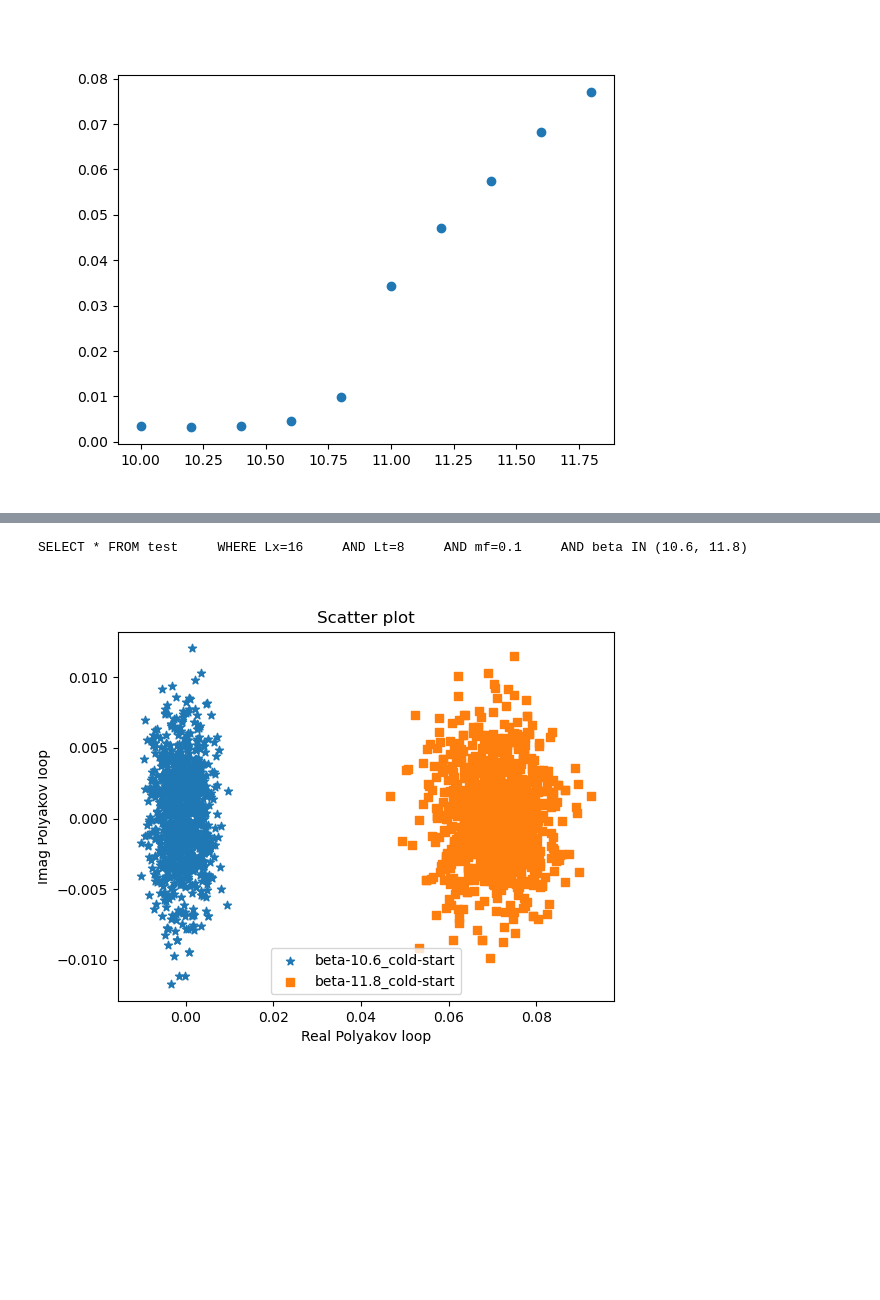
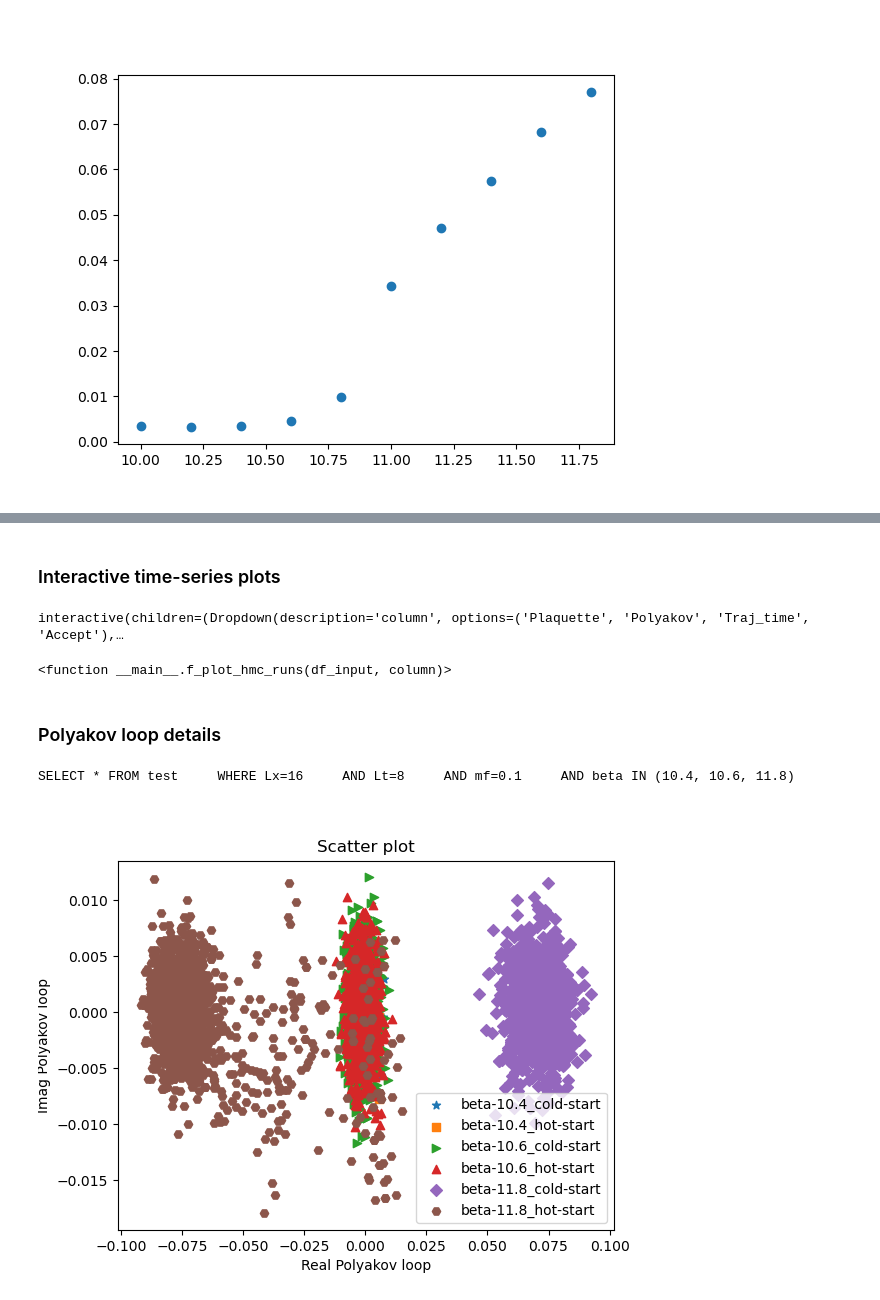
Before and after one commit to vmos1/Code_highlights, a Jupyter notebook: 4_Monte_Carlo_analysis_sql_dbase/code/2_analysis.ipynb, the cells around one changed output, grey strips where cells are left out. Drawn from its saved outputs; the diff is of its cells as text; code cells hidden in the pictures; blank space fills up the shorter version.

Commit message:
Interactive analysis widget for observable type

```diff
--- a/4_Monte_Carlo_analysis_sql_dbase/code/2_analysis.ipynb
+++ b/4_Monte_Carlo_analysis_sql_dbase/code/2_analysis.ipynb
@@ -178,12 +191,2 @@ f_plot_hmc_runs(df_hmc,'Polyakov')
-# %%
-
-dict1={'Lx':'16', 'Lt':'8','mf':'0.1',  'beta':'(10.6, 11.8)' }
-df_hmc=f_get_hmc_data(dict1,fname1)
-
-df_hmc=df_hmc[df_hmc.run_label=='cold-start']
-
-# f_ploop_histogram(df_hmc,100)
-f_scatter_plot(df_hmc,50)
-# %% [output]
-SELECT * FROM test     WHERE Lx=16     AND Lt=8     AND mf=0.1     AND beta IN (10.6, 11.8)
-[figure, removed]
+# %% [markdown]
+### Interactive time-series plots
@@ -189,0 +221,21 @@ SELECT * FROM test     WHERE Lx=16     AND Lt=8     AND mf=0.1     AND beta IN (
+# %%
+
+interact_manual(f_plot_hmc_runs,df_input=fixed(df_hmc),\
+                column=['Plaquette','Polyakov','Traj_time','Accept'])
+# %% [output]
+interactive(children=(Dropdown(description='column', options=('Plaquette', 'Polyakov', 'Traj_time', 'Accept'),…
+<function __main__.f_plot_hmc_runs(df_input, column)>
+# %% [markdown]
+### Polyakov loop details
+# %%
+
+dict1={'Lx':'16', 'Lt':'8','mf':'0.1',  'beta':'(10.4, 10.6, 11.8)' }
+df_hmc=f_get_hmc_data(dict1,fname1)
+
+# df_hmc=df_hmc[df_hmc.run_label=='cold-start']
+
+# f_ploop_histogram(df_hmc,100)
+f_scatter_plot(df_hmc,50)
+# %% [output]
+SELECT * FROM test     WHERE Lx=16     AND Lt=8     AND mf=0.1     AND beta IN (10.4, 10.6, 11.8)
+[figure, added]
```
Also changed, not shown: parts of 8 cells of this notebook.
